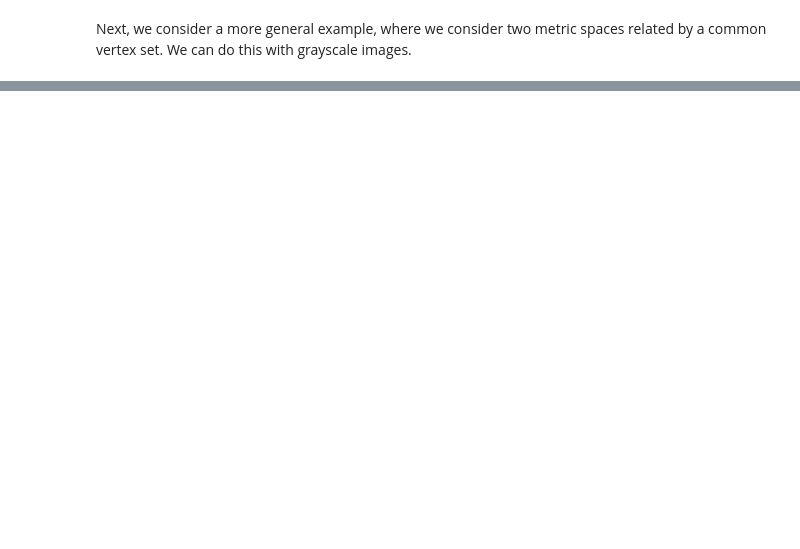
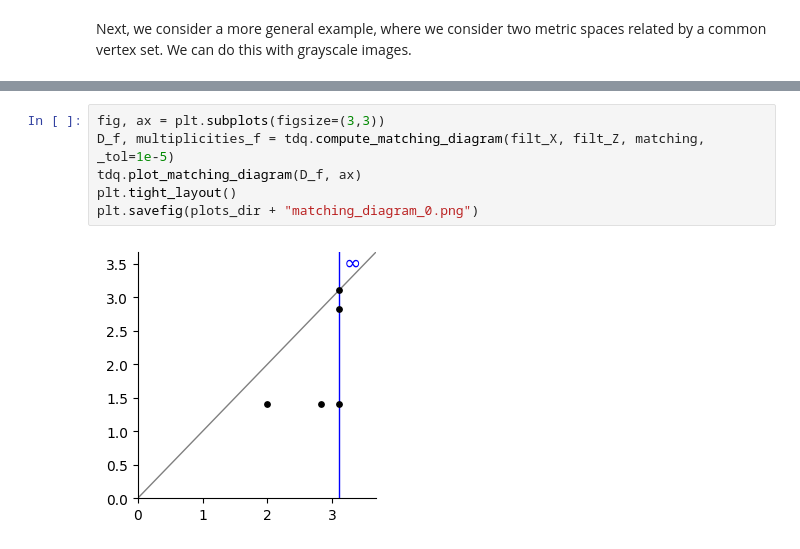
Before and after one commit to Cimagroup/tdqual, a Jupyter notebook: notebooks/Block_function_0_geometric.ipynb, the cells around one changed output, grey strips where cells are left out. Drawn from its saved outputs; the diff is of its cells as text; blank space fills up the shorter version.

```diff
--- a/notebooks/Block_function_0_geometric.ipynb
+++ b/notebooks/Block_function_0_geometric.ipynb
@@ -69,0 +131,8 @@ Next, we consider a more general example, where we consider two metric spaces re
+# %%
+fig, ax = plt.subplots(figsize=(3,3))
+D_f, multiplicities_f = tdq.compute_matching_diagram(filt_X, filt_Z, matching, _tol=1e-5)
+tdq.plot_matching_diagram(D_f, ax)
+plt.tight_layout()
+plt.savefig(plots_dir + "matching_diagram_0.png")
+# %% [output]
+[figure, added]
```
Also changed, not shown: parts of 23 cells of this notebook, 5 other files.
